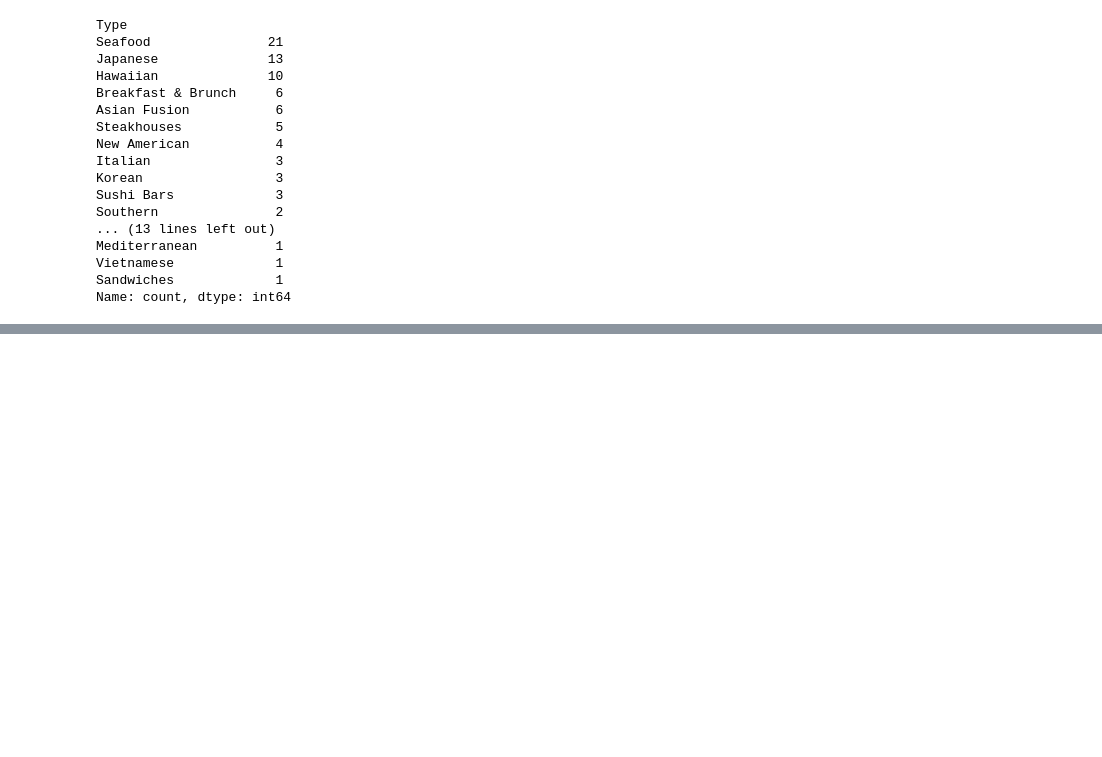
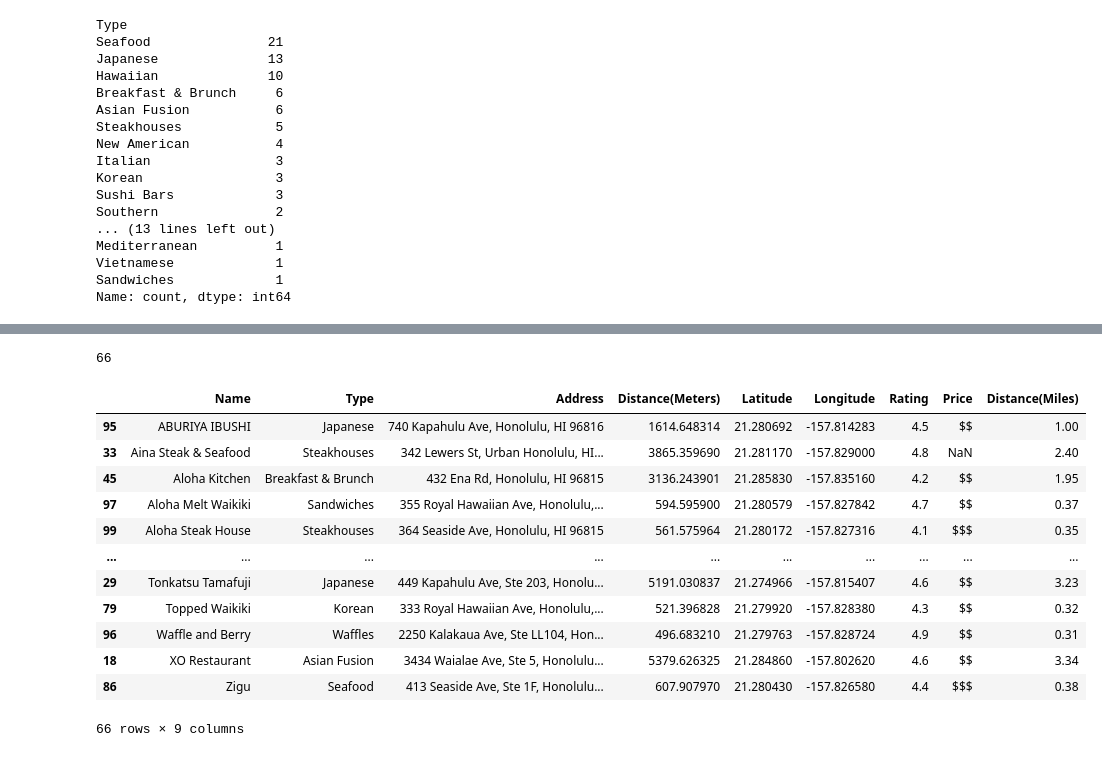
Before and after one commit to messymessina29/Hawaii_Tour_Guide_Project, a Jupyter notebook: Andrew/hawaii_restaurants_hotels.ipynb, the cells around one changed output, grey strips where cells are left out. Drawn from its saved outputs; the diff is of its cells as text; code cells hidden in the pictures; blank space fills up the shorter version.

```diff
--- a/Andrew/hawaii_restaurants_hotels.ipynb
+++ b/Andrew/hawaii_restaurants_hotels.ipynb
@@ -255,0 +273,19 @@ Name: count, dtype: int64
+# %%
+clean_rest_df = sort_rest_df.drop_duplicates(subset=['Name','Type'])
+print(len(clean_rest_df))
+clean_rest_df
+# %% [output]
+66
+|  | Name | Type | Address | Distance(Meters) | Latitude | Longitude | Rating | Price | Distance(Miles) |
+| 95 | ABURIYA IBUSHI | Japanese | 740 Kapahulu Ave, Honolulu, HI 96816 | 1614.648314 | 21.280692 | -157.814283 | 4.5 | $$ | 1.00 |
+| 33 | Aina Steak & Seafood | Steakhouses | 342 Lewers St, Urban Honolulu, HI... | 3865.359690 | 21.281170 | -157.829000 | 4.8 | NaN | 2.40 |
+| 45 | Aloha Kitchen | Breakfast & Brunch | 432 Ena Rd, Honolulu, HI 96815 | 3136.243901 | 21.285830 | -157.835160 | 4.2 | $$ | 1.95 |
+| 97 | Aloha Melt Waikiki | Sandwiches | 355 Royal Hawaiian Ave, Honolulu,... | 594.595900 | 21.280579 | -157.827842 | 4.7 | $$ | 0.37 |
+| 99 | Aloha Steak House | Steakhouses | 364 Seaside Ave, Honolulu, HI 96815 | 561.575964 | 21.280172 | -157.827316 | 4.1 | $$$ | 0.35 |
+| ... | ... | ... | ... | ... | ... | ... | ... | ... | ... |
+| 29 | Tonkatsu Tamafuji | Japanese | 449 Kapahulu Ave, Ste 203, Honolu... | 5191.030837 | 21.274966 | -157.815407 | 4.6 | $$ | 3.23 |
+| 79 | Topped Waikiki | Korean | 333 Royal Hawaiian Ave, Honolulu,... | 521.396828 | 21.279920 | -157.828380 | 4.3 | $$ | 0.32 |
+| 96 | Waffle and Berry | Waffles | 2250 Kalakaua Ave, Ste LL104, Hon... | 496.683210 | 21.279763 | -157.828724 | 4.9 | $$ | 0.31 |
+| 18 | XO Restaurant | Asian Fusion | 3434 Waialae Ave, Ste 5, Honolulu... | 5379.626325 | 21.284860 | -157.802620 | 4.6 | $$ | 3.34 |
+| 86 | Zigu | Seafood | 413 Seaside Ave, Ste 1F, Honolulu... | 607.907970 | 21.280430 | -157.826580 | 4.4 | $$$ | 0.38 |
+66 rows × 9 columns
```
Also changed, not shown: parts of 3 cells of this notebook, 3 other files.
